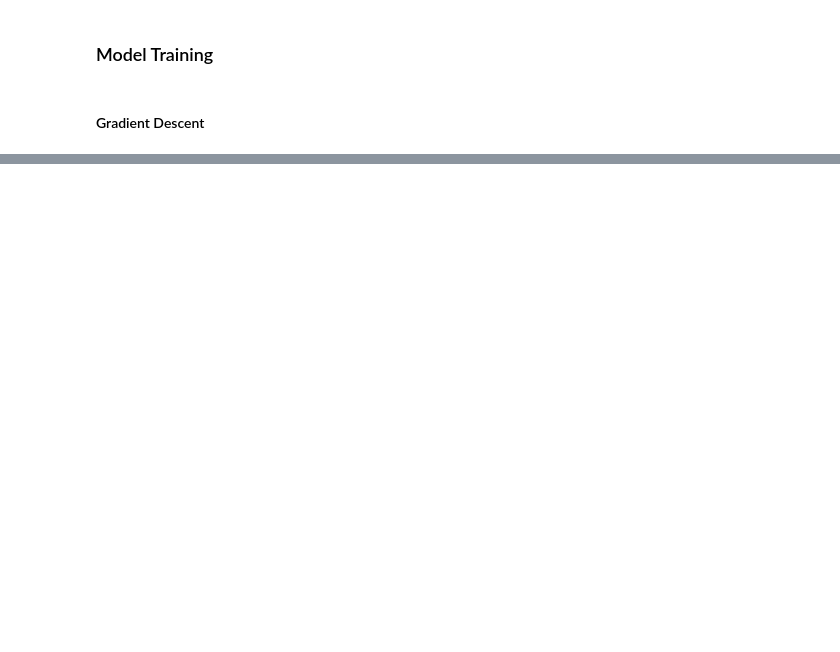
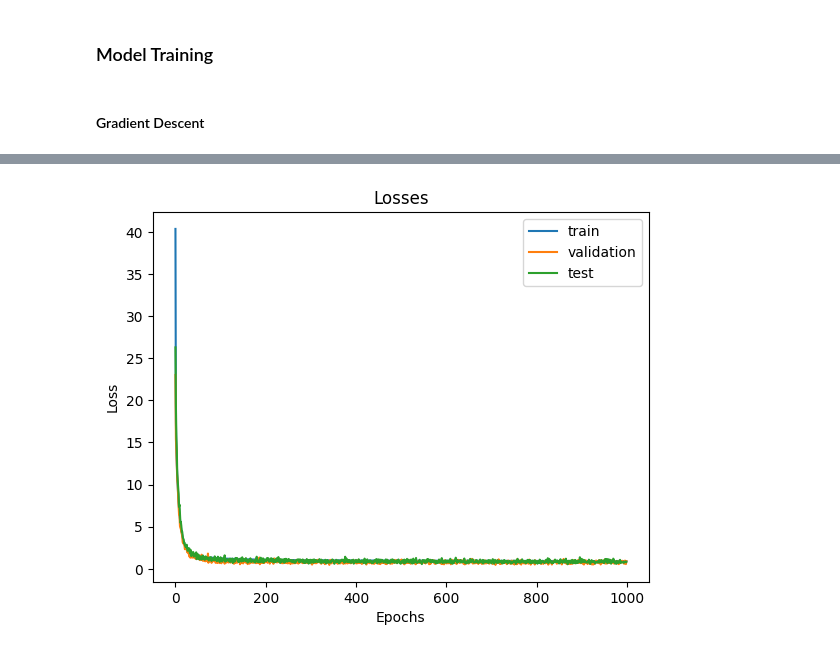
Before and after one commit to kclzl-nus/LSTM-Time-Series-Prediction, a Jupyter notebook: lstm_main.ipynb, the cells around one changed output, grey strips where cells are left out. Cells and saved outputs as stored; diff of their text form; code cells hidden in the pictures; blank space fills up the shorter version.

```diff
--- a/lstm_main.ipynb
+++ b/lstm_main.ipynb
@@ -183,7 +183,9 @@ def LinearLayer(params, H):
     # calculate the output
     y_out = jnp.dot(H_reshaped, W_out) + b_out # dim = (L*B, O)
 
-    return y_out
+    # reshape to dim = (L, B, O)
+    y_out_reshaped = y_out.reshape(H.shape[0], H.shape[1], W_out.shape[1]) # print(f'y_out shape: {y_out.shape}') # dim = (L, B, O)
+    return y_out_reshaped
 # %%
 # combine the LSTMLayer and LinearLayer
 def LSTMModel(params, X, h0, c0):
@@ -211,20 +213,25 @@ def LSTMModel(params, X, h0, c0):
+# %%
+y = np.random.randn(2,3,4).astype(np.float32)
+y_hat = np.random.rand(2,3,4).astype(np.float32)
+
+jnp.mean((y-y_hat)**2)
 # %%
 # create loss function
 @jax.jit
-def local_loss(params, X, y, h0, c0):
-    y_pred = LSTMModel(params, X, h0, c0)
-    return jnp.mean((y - y_pred) ** 2)
-
-loss_all = jax.vmap(local_loss, in_axes=(None, 1, 1, None, None))
-
 def loss(params, X, y, h0, c0):
     """
     Inputs
     params = [W_ih, W_hh, b, W_out, b_out]
-    X = batch of inputs. i.e. train_X dim = (B, L*F) convert to (L, B, F)
-    y = batch of true labels i.e. train_y dime = (B, L*F) convert to (L, B, F)
+    X = batch of inputs -> (L, B, F)
+    y = batch of true labels -> (L, B, O)
+    h0 = initial hidden state -> (B, U)
+    c0 = initial cell state -> (B, U)
     """
-    return jnp.mean(loss_all(params, X, y, h0, c0))
+    # y_pred -> dim = (L, B, O)
+    y_pred = LSTMModel(params, X, h0, c0)
+    # y -> dim = (L, B, O)
+    # given that the loss function is MSE
+    return jnp.mean((y - y_pred) ** 2)
 
 # create gradient function
 grad = jax.grad(loss)
@@ -422,7 +488,7 @@ train_X[0].shape
 # %%
 # parameters
 N = train_X.shape[0]
-batch_size = 100 # B
+batch_size = 20 # B
 input_size = 1 # F
 hidden_size = 5 # U
 sequence_length = 12 # L
@@ -442,8 +508,8 @@ W_out = np.random.normal(0, 1, size=(hidden_size, output_size)) # dim = (U, O)
 b_out = np.random.normal(0, 1, size=(1, output_size)) # dim = (1, O)
 
 # initial hidden and cell states and params
-h0_init = np.random.randn(1, batch_size, hidden_size).astype(np.float32) # dim = (B, U)
-c0_init = np.random.randn(1, batch_size, hidden_size).astype(np.float32) # dim = (B, U)
+h0_init = np.random.randn(batch_size, hidden_size).astype(np.float32) # dim = (B, U)
+c0_init = np.random.randn(batch_size, hidden_size).astype(np.float32) # dim = (B, U)
 params_init = [W_ih, W_hh, b, W_out, b_out]
 
 # print all the shapes
@@ -527,0 +624,14 @@ KeyboardInterrupt:
+# %%
+# plot epoch_losses, validation_losses and test_losses
+# epoch_losses in blue, validation_losses in green and test_losses in red
+# add title, xlabel and ylabel
+plt.plot(epoch_losses, label='train')
+plt.plot(validation_losses, label='validation')
+plt.plot(test_losses, label='test')
+plt.title('Losses')
+plt.xlabel('Epochs')
+plt.ylabel('Loss')
+plt.legend()
+plt.show()
+# %% [output]
+[figure, added]
```
Also changed, not shown: parts of 16 cells of this notebook.
